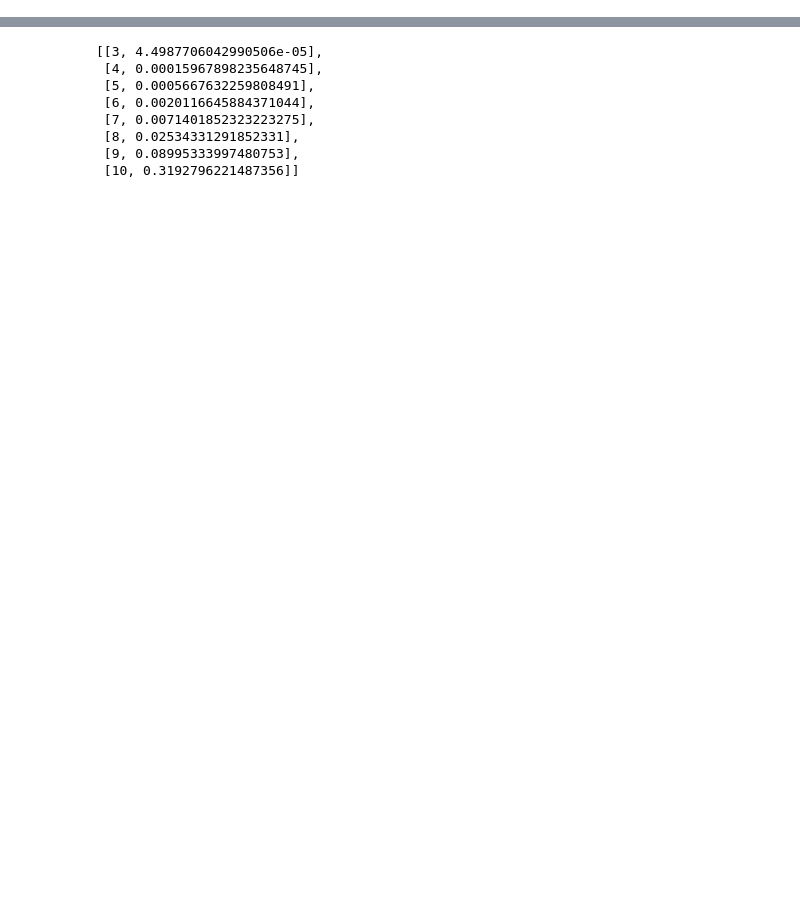
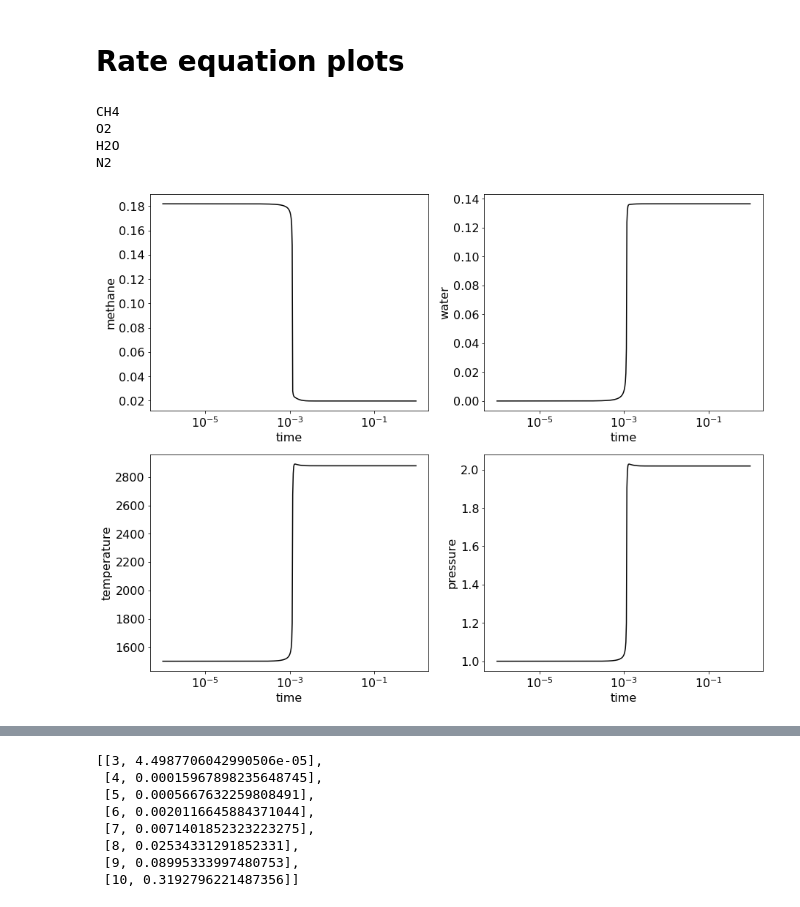
Before and after one commit to znicolaou/ratematrix, a Jupyter notebook: plots.ipynb, the cells around one changed output, grey strips where cells are left out. Saved outputs shown, nothing was run; the diff lists cells and outputs as text; code cells hidden in the pictures; blank space fills up the shorter version.

```diff
--- a/plots.ipynb
+++ b/plots.ipynb
@@ -4,0 +8,39 @@ from scipy.sparse import coo_matrix
+# %% [markdown]
+# Rate equation plots
+# %%
+gas=ct.Solution("gri30.cti")
+print(gas.species_names[13])
+print(gas.species_names[3])
+print(gas.species_names[5])
+print(gas.species_names[47])
+# %% [output]
+CH4
+O2
+H2O
+N2
+# %%
+filebase='data/methane'
+concentrations=np.load(filebase+"concentrations.npy");
+times=np.load(filebase+"times.npy");
+temperatures=np.load(filebase+"temperatures.npy");
+pressures=np.load(filebase+"pressures.npy");
+matrices=np.load(filebase+"matrices.npy")
+evals=np.load(filebase+"eigenvalues.npy")
+evecs=np.load(filebase+"eigenvectors.npy")
+fig, ax = plt.subplots(2, 2,figsize=(15,12))
+ax[0,0].semilogx(times,concentrations[:,3], "-", label="infinity", color="black")
+ax[0,0].set_xlabel("time")
+ax[0,0].set_ylabel("methane")
+ax[0,1].semilogx(times,concentrations[:,5], "-", label="infinity", color="black")
+ax[0,1].set_xlabel("time")
+ax[0,1].set_ylabel("water")
+
+ax[1,0].semilogx(times,temperatures, "-", label="infinity", color="black")
+ax[1,0].set_xlabel("time")
+ax[1,0].set_ylabel("temperature")
+ax[1,1].semilogx(times,pressures, "-", label="infinity", color="black")
+ax[1,1].set_xlabel("time")
+ax[1,1].set_ylabel("pressure")
+plt.savefig("griignition.pdf")
+# %% [output]
+[figure, added]
```
Also changed, not shown: parts of 12 cells of this notebook, 2 other files.
